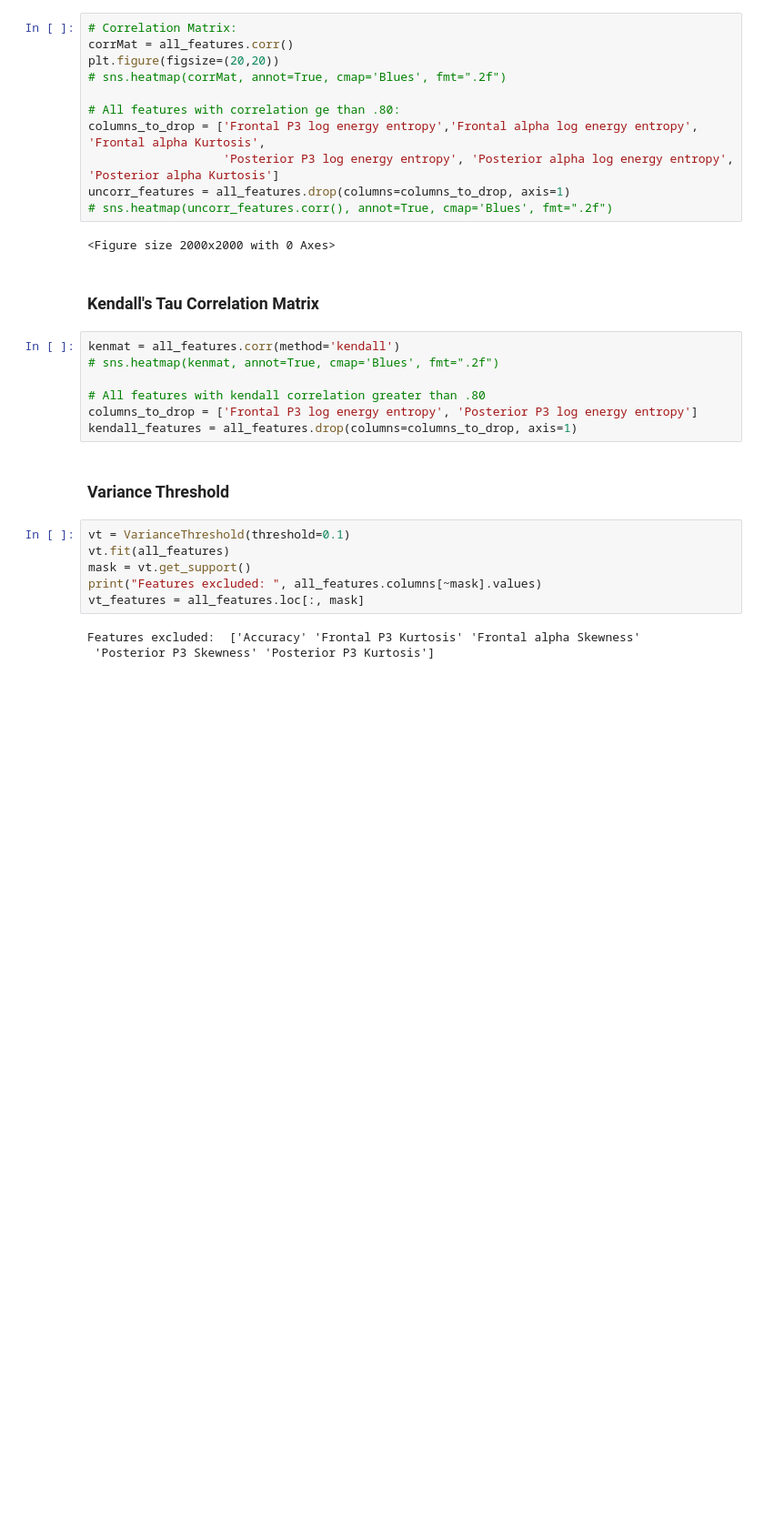
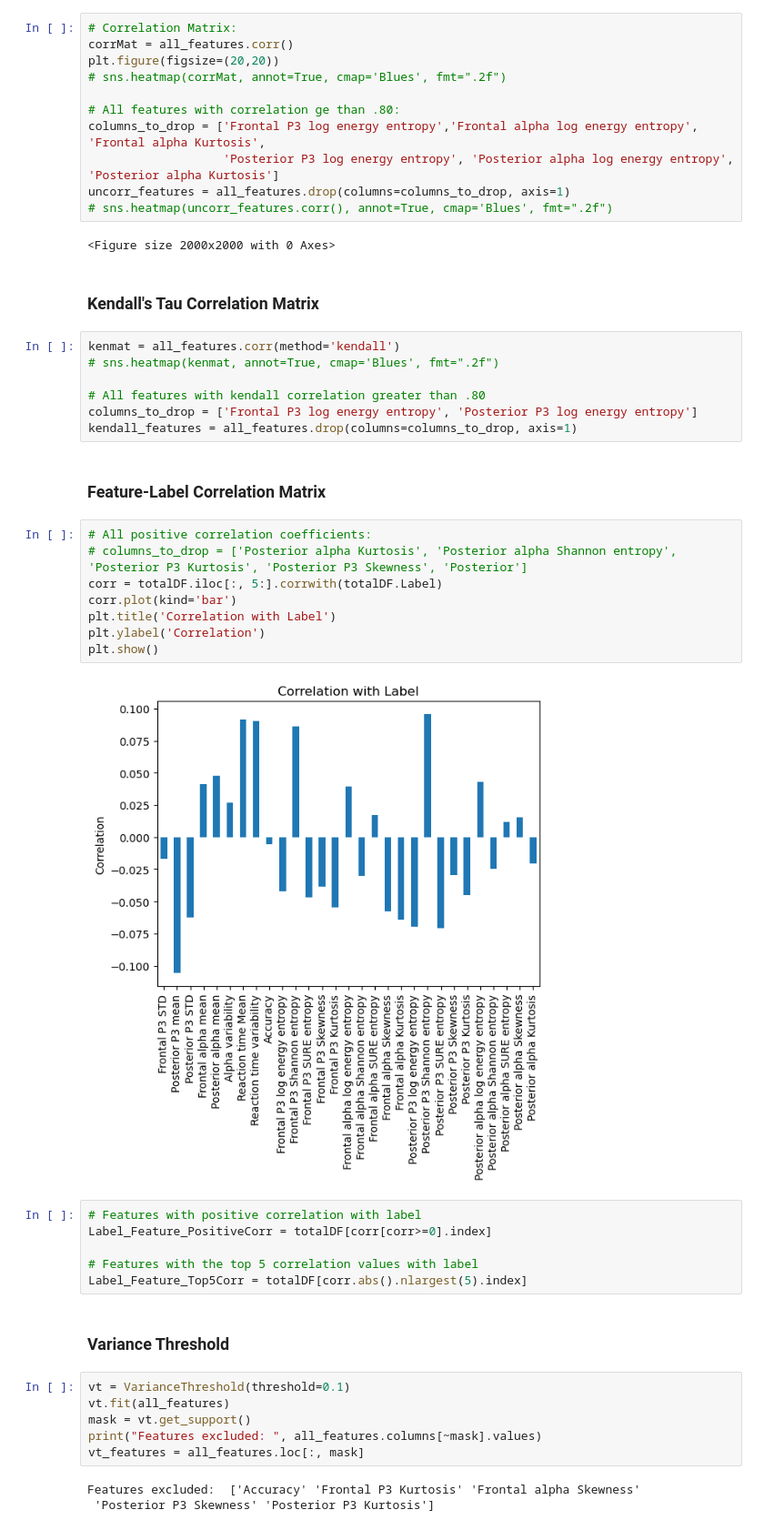
Before and after one commit to Delarams/AIRES_project, a Jupyter notebook: PerformanceOpt.ipynb, the cells around one changed output. Shown at 91% size. Saved outputs shown, nothing was run; the diff lists cells and outputs as text; blank space fills up the shorter version.

```diff
--- a/PerformanceOpt.ipynb
+++ b/PerformanceOpt.ipynb
@@ -170,6 +170,24 @@ kenmat = all_features.corr(method='kendall')
 # All features with kendall correlation greater than .80
 columns_to_drop = ['Frontal P3 log energy entropy', 'Posterior P3 log energy entropy']
 kendall_features = all_features.drop(columns=columns_to_drop, axis=1)
+# %% [markdown]
+### Feature-Label Correlation Matrix
+# %%
+# All positive correlation coefficients:
+# columns_to_drop = ['Posterior alpha Kurtosis', 'Posterior alpha Shannon entropy', 'Posterior P3 Kurtosis', 'Posterior P3 Skewness', 'Posterior']
+corr = totalDF.iloc[:, 5:].corrwith(totalDF.Label)
+corr.plot(kind='bar')
+plt.title('Correlation with Label')
+plt.ylabel('Correlation')
+plt.show()
+# %% [output]
+[figure, added]
+# %%
+# Features with positive correlation with label
+Label_Feature_PositiveCorr = totalDF[corr[corr>=0].index]
+
+# Features with the top 5 correlation values with label
+Label_Feature_Top5Corr = totalDF[corr.abs().nlargest(5).index]
 # %% [markdown]
 ### Variance Threshold
 # %%
```
Also changed, not shown: parts of 10 cells of this notebook, 5 other files.
